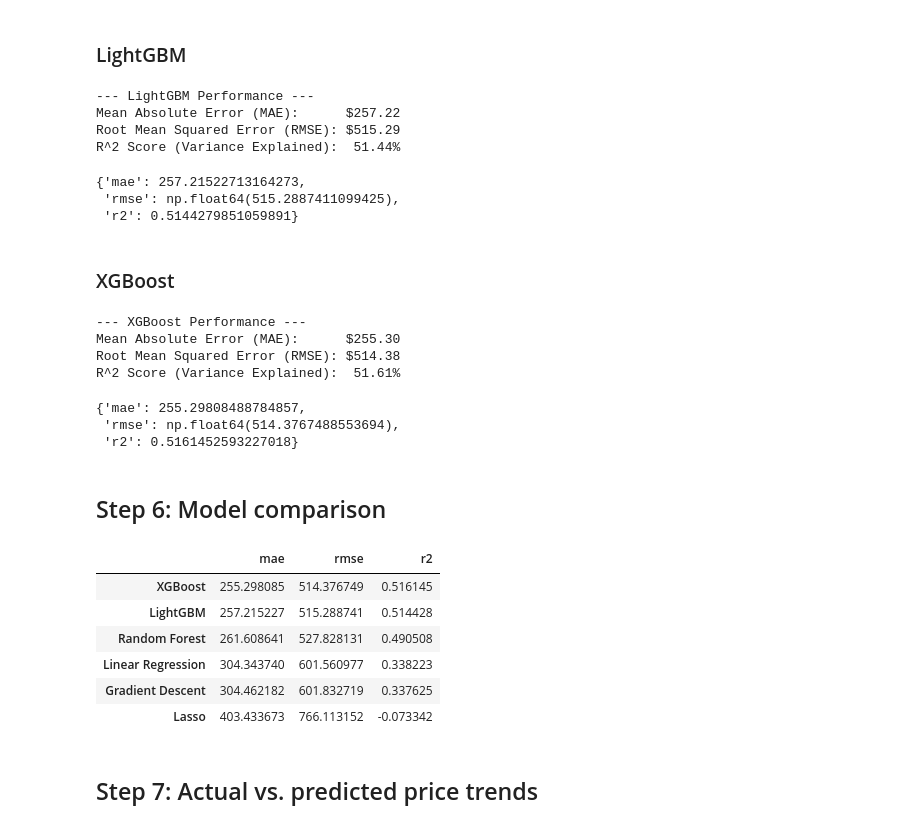
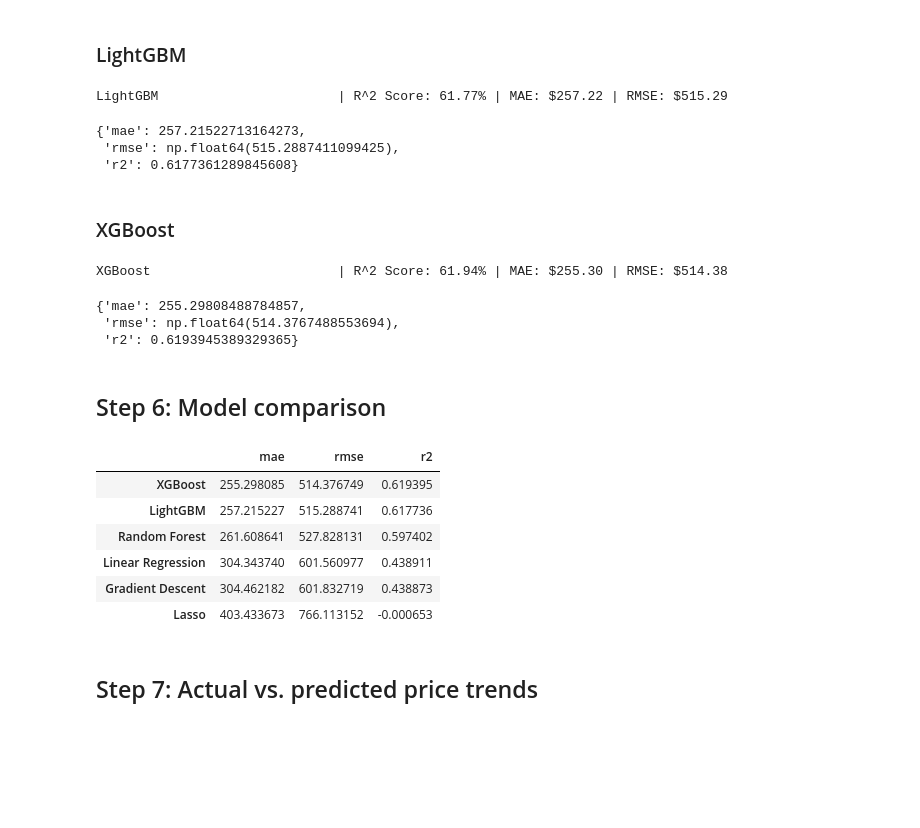
Before and after one commit to jnanadeep-sr/airbnb-price-prediction, a Jupyter notebook: notebooks/pipeline.ipynb, the cells around one changed output. Saved outputs shown, nothing was run; the diff lists cells and outputs as text; code cells hidden in the pictures; blank space fills up the shorter version.

```diff
--- a/notebooks/pipeline.ipynb
+++ b/notebooks/pipeline.ipynb
@@ -169,55 +157,49 @@ R^2 Score (Variance Explained):  49.05%
 # %%
 lgb_model = train_lightgbm(X_train, y_train_log)
 lgb_preds_log = lgb_model.predict(X_test)
-print_metrics("LightGBM", np.expm1(y_test_log), np.expm1(lgb_preds_log))
+print_metrics_log_target("LightGBM", y_test_log, lgb_preds_log)
 # %% [output]
---- LightGBM Performance ---
-Mean Absolute Error (MAE):      $257.22
-Root Mean Squared Error (RMSE): $515.29
-R^2 Score (Variance Explained):  51.44%
+LightGBM                       | R^2 Score: 61.77% | MAE: $257.22 | RMSE: $515.29
 {'mae': 257.21522713164273,
  'rmse': np.float64(515.2887411099425),
- 'r2': 0.5144279851059891}
+ 'r2': 0.6177361289845608}
 # %% [markdown]
 ### XGBoost
 # %%
 xgb_model = train_xgboost(X_train, y_train_log)
 xgb_preds_log = xgb_model.predict(X_test)
-print_metrics("XGBoost", np.expm1(y_test_log), np.expm1(xgb_preds_log))
+print_metrics_log_target("XGBoost", y_test_log, xgb_preds_log)
 # %% [output]
---- XGBoost Performance ---
-Mean Absolute Error (MAE):      $255.30
-Root Mean Squared Error (RMSE): $514.38
-R^2 Score (Variance Explained):  51.61%
+XGBoost                        | R^2 Score: 61.94% | MAE: $255.30 | RMSE: $514.38
 {'mae': 255.29808488784857,
  'rmse': np.float64(514.3767488553694),
- 'r2': 0.5161452593227018}
+ 'r2': 0.6193945389329365}
 # %% [markdown]
 ## Step 6: Model comparison
 # %%
 predictions_log = {
     "Linear Regression": lr_preds_log,
     "Lasso": lasso_preds_log,
     "Gradient Descent": gd_preds_log,
     "Random Forest": rf_preds_log,
     "LightGBM": lgb_preds_log,
     "XGBoost": xgb_preds_log,
 }
 
 comparison = pd.DataFrame({
-    name: regression_metrics(np.expm1(y_test_log), np.expm1(preds_log))
+    name: regression_metrics_log_target(y_test_log, preds_log)
     for name, preds_log in predictions_log.items()
 }).T.sort_values(by="r2", ascending=False)
 
 comparison
 # %% [output]
 |  | mae | rmse | r2 |
-| XGBoost | 255.298085 | 514.376749 | 0.516145 |
-| LightGBM | 257.215227 | 515.288741 | 0.514428 |
-| Random Forest | 261.608641 | 527.828131 | 0.490508 |
-| Linear Regression | 304.343740 | 601.560977 | 0.338223 |
-| Gradient Descent | 304.462182 | 601.832719 | 0.337625 |
-| Lasso | 403.433673 | 766.113152 | -0.073342 |
+| XGBoost | 255.298085 | 514.376749 | 0.619395 |
+| LightGBM | 257.215227 | 515.288741 | 0.617736 |
+| Random Forest | 261.608641 | 527.828131 | 0.597402 |
+| Linear Regression | 304.343740 | 601.560977 | 0.438911 |
+| Gradient Descent | 304.462182 | 601.832719 | 0.438873 |
+| Lasso | 403.433673 | 766.113152 | -0.000653 |
 # %% [markdown]
 ## Step 7: Actual vs. predicted price trends
 # %%
```
Also changed, not shown: parts of 6 cells of this notebook, 2 other files.
